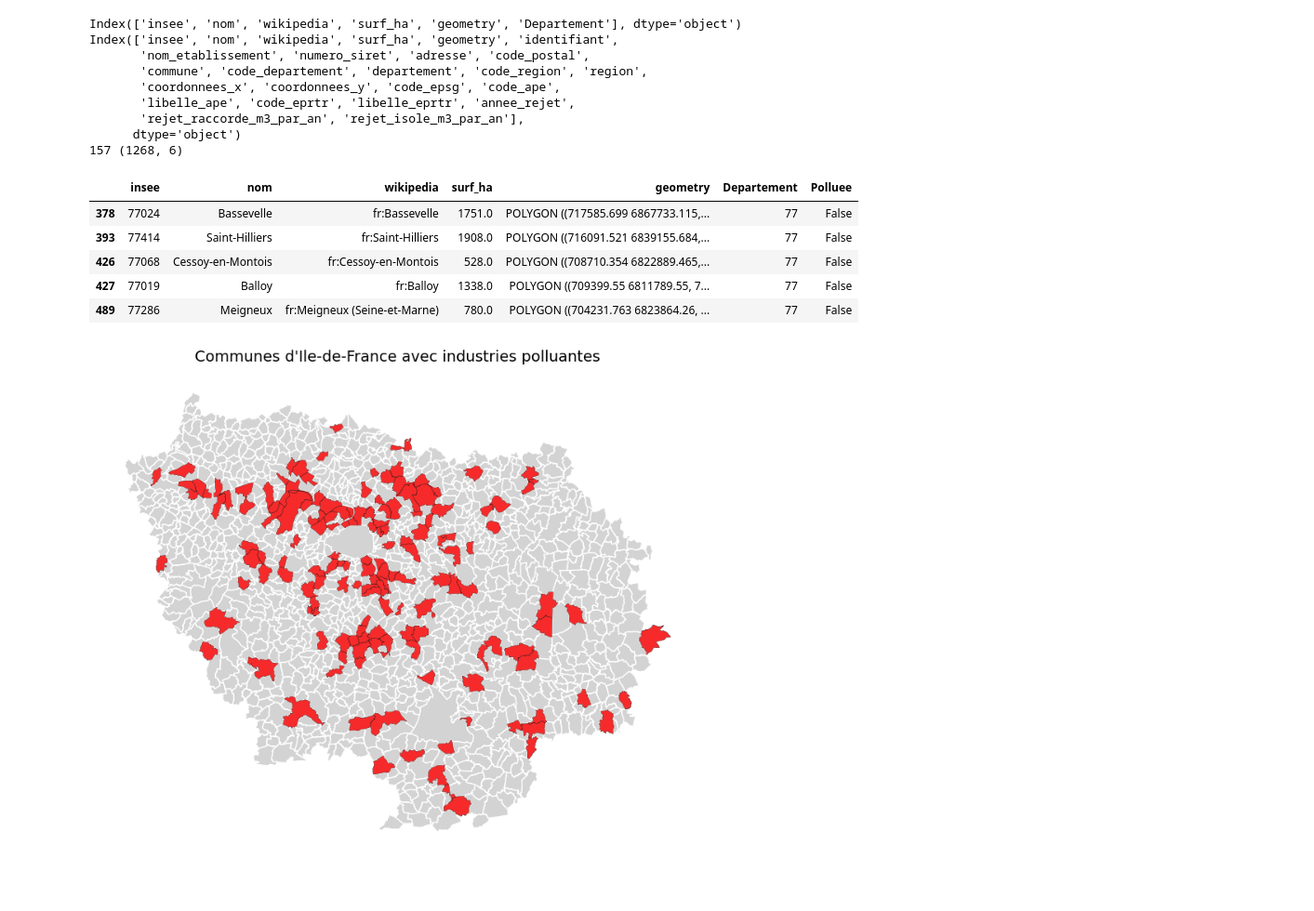
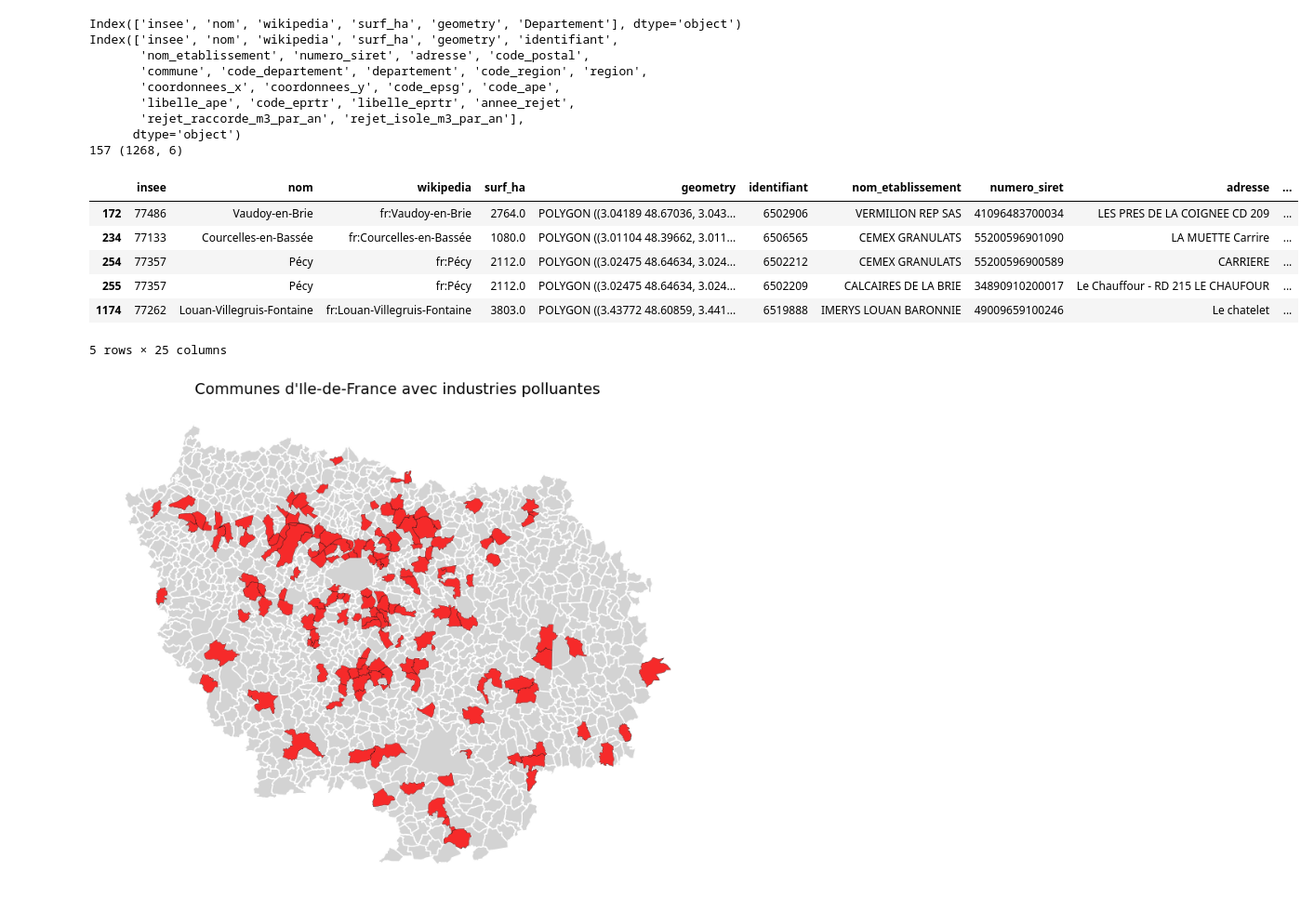
Before and after one commit to aurelianmoge/Projet-Python---ENSAE-2025, a Jupyter notebook: industries_polluantes__aurélian.ipynb, the cells around one changed output. Shown at 93% size. Cells and saved outputs as stored; diff of their text form; code cells hidden in the pictures.

```diff
--- a/industries_polluantes__aurélian.ipynb
+++ b/industries_polluantes__aurélian.ipynb
@@ -121,7 +110,0 @@ df = gpd.GeoDataFrame(df, geometry='geometry')
-# %%
-# on filtre le GeoDataFrame pour ne garder que les communes d'Ile de France (code_region = 11.0)
-gdf_idf = df[df["code_region"] == 11.0].copy()
-
-# puis on filtre celles avec industries polluantes
-communes_polluantes_idf = gdf_idf.copy()
-communes_polluantes_idf = communes_polluantes_idf[communes_polluantes_idf["insee"].isin(industries_polluantes["insee"])]
@@ -149,14 +205,15 @@ Index(['insee', 'nom', 'wikipedia', 'surf_ha', 'geometry', 'Departement'], dtype
       dtype='object')
 157 (1268, 6)
 # %%
-communes_idf_statut.head()
+communes_polluantes_idf.head()
 # %% [output]
-|  | insee | nom | wikipedia | surf_ha | geometry | Departement | Polluee |
-| 378 | 77024 | Bassevelle | fr:Bassevelle | 1751.0 | POLYGON ((717585.699 6867733.115,... | 77 | False |
-| 393 | 77414 | Saint-Hilliers | fr:Saint-Hilliers | 1908.0 | POLYGON ((716091.521 6839155.684,... | 77 | False |
-| 426 | 77068 | Cessoy-en-Montois | fr:Cessoy-en-Montois | 528.0 | POLYGON ((708710.354 6822889.465,... | 77 | False |
-| 427 | 77019 | Balloy | fr:Balloy | 1338.0 | POLYGON ((709399.55 6811789.55, 7... | 77 | False |
-| 489 | 77286 | Meigneux | fr:Meigneux (Seine-et-Marne) | 780.0 | POLYGON ((704231.763 6823864.26, ... | 77 | False |
+|  | insee | nom | wikipedia | surf_ha | geometry | identifiant | nom_etablissement | numero_siret | adresse | ... |
+| 172 | 77486 | Vaudoy-en-Brie | fr:Vaudoy-en-Brie | 2764.0 | POLYGON ((3.04189 48.67036, 3.043... | 6502906 | VERMILION REP SAS | 41096483700034 | LES PRES DE LA COIGNEE CD 209 | ... |
+| 234 | 77133 | Courcelles-en-Bassée | fr:Courcelles-en-Bassée | 1080.0 | POLYGON ((3.01104 48.39662, 3.011... | 6506565 | CEMEX GRANULATS | 55200596901090 | LA MUETTE Carrire | ... |
+| 254 | 77357 | Pécy | fr:Pécy | 2112.0 | POLYGON ((3.02475 48.64634, 3.024... | 6502212 | CEMEX GRANULATS | 55200596900589 | CARRIERE | ... |
+| 255 | 77357 | Pécy | fr:Pécy | 2112.0 | POLYGON ((3.02475 48.64634, 3.024... | 6502209 | CALCAIRES DE LA BRIE | 34890910200017 | Le Chauffour - RD 215 LE CHAUFOUR | ... |
+| 1174 | 77262 | Louan-Villegruis-Fontaine | fr:Louan-Villegruis-Fontaine | 3803.0 | POLYGON ((3.43772 48.60859, 3.441... | 6519888 | IMERYS LOUAN BARONNIE | 49009659100246 | Le chatelet | ... |
+5 rows × 25 columns
 # %%
 import matplotlib.pyplot as plt
 
```
Also changed, not shown: parts of 16 cells of this notebook.
